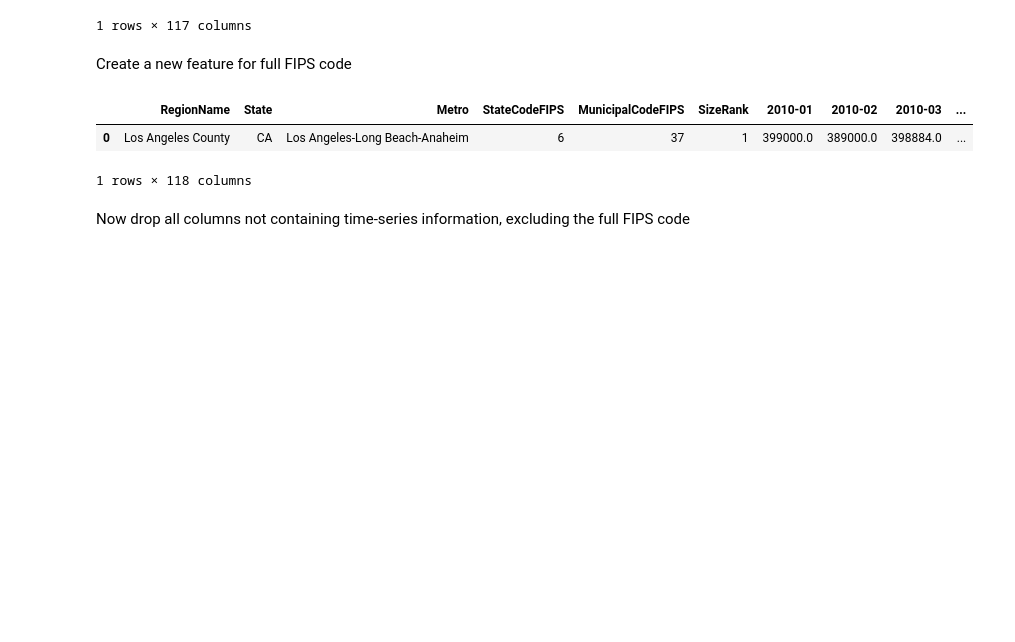
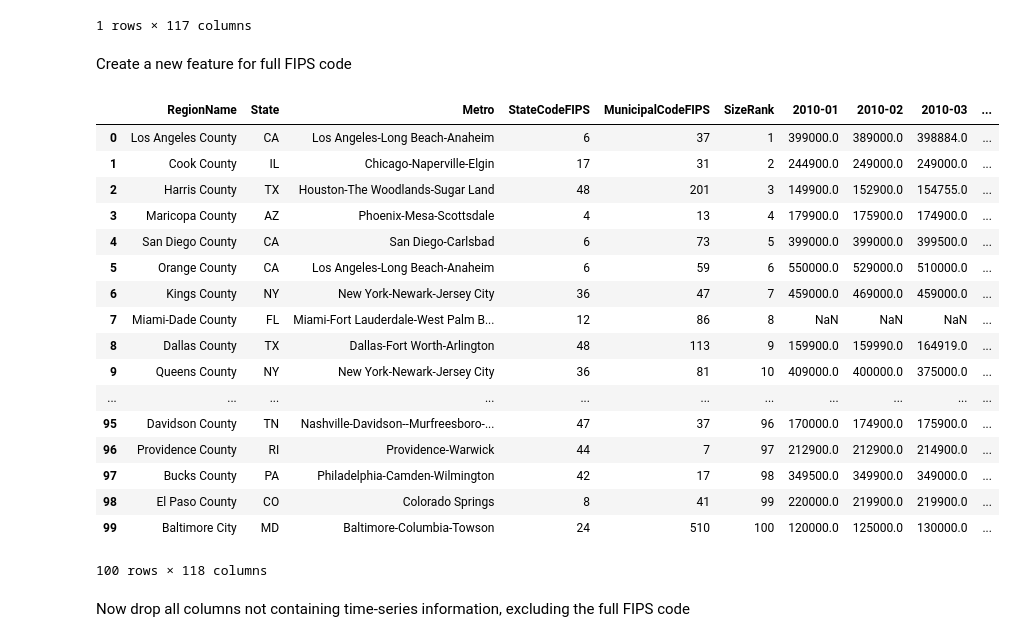
Before and after one commit to moorebryan/county-recommendation-engine, a Jupyter notebook: Time_Series_Prediction.ipynb, the cells around one changed output. Drawn from its saved outputs; the diff is of its cells as text; code cells hidden in the pictures; blank space fills up the shorter version.

```diff
--- a/Time_Series_Prediction.ipynb
+++ b/Time_Series_Prediction.ipynb
@@ -25,11 +28,26 @@ list_price_df.head(1)
 Create a new feature for full FIPS code
 # %%
 list_price_df['FIPS'] = list_price_df.StateCodeFIPS*1000 + list_price_df.MunicipalCodeFIPS
-list_price_df.head(1)
+list_price_df.head(100)
 # %% [output]
 |  | RegionName | State | Metro | StateCodeFIPS | MunicipalCodeFIPS | SizeRank | 2010-01 | 2010-02 | 2010-03 | ... |
 | 0 | Los Angeles County | CA | Los Angeles-Long Beach-Anaheim | 6 | 37 | 1 | 399000.0 | 389000.0 | 398884.0 | ... |
+| 1 | Cook County | IL | Chicago-Naperville-Elgin | 17 | 31 | 2 | 244900.0 | 249000.0 | 249000.0 | ... |
+| 2 | Harris County | TX | Houston-The Woodlands-Sugar Land | 48 | 201 | 3 | 149900.0 | 152900.0 | 154755.0 | ... |
+| 3 | Maricopa County | AZ | Phoenix-Mesa-Scottsdale | 4 | 13 | 4 | 179900.0 | 175900.0 | 174900.0 | ... |
+| 4 | San Diego County | CA | San Diego-Carlsbad | 6 | 73 | 5 | 399000.0 | 399000.0 | 399500.0 | ... |
+| 5 | Orange County | CA | Los Angeles-Long Beach-Anaheim | 6 | 59 | 6 | 550000.0 | 529000.0 | 510000.0 | ... |
+| 6 | Kings County | NY | New York-Newark-Jersey City | 36 | 47 | 7 | 459000.0 | 469000.0 | 459000.0 | ... |
+| 7 | Miami-Dade County | FL | Miami-Fort Lauderdale-West Palm B... | 12 | 86 | 8 | NaN | NaN | NaN | ... |
+| 8 | Dallas County | TX | Dallas-Fort Worth-Arlington | 48 | 113 | 9 | 159900.0 | 159990.0 | 164919.0 | ... |
+| 9 | Queens County | NY | New York-Newark-Jersey City | 36 | 81 | 10 | 409000.0 | 400000.0 | 375000.0 | ... |
+| ... | ... | ... | ... | ... | ... | ... | ... | ... | ... | ... |
+| 95 | Davidson County | TN | Nashville-Davidson--Murfreesboro-... | 47 | 37 | 96 | 170000.0 | 174900.0 | 175900.0 | ... |
+| 96 | Providence County | RI | Providence-Warwick | 44 | 7 | 97 | 212900.0 | 212900.0 | 214900.0 | ... |
+| 97 | Bucks County | PA | Philadelphia-Camden-Wilmington | 42 | 17 | 98 | 349500.0 | 349900.0 | 349000.0 | ... |
+| 98 | El Paso County | CO | Colorado Springs | 8 | 41 | 99 | 220000.0 | 219900.0 | 219900.0 | ... |
+| 99 | Baltimore City | MD | Baltimore-Columbia-Towson | 24 | 510 | 100 | 120000.0 | 125000.0 | 130000.0 | ... |
-1 rows × 118 columns
+100 rows × 118 columns
 # %% [markdown]
 Now drop all columns not containing time-series information, excluding the full FIPS code
 # %%
```
Also changed, not shown: parts of 6 cells of this notebook.
